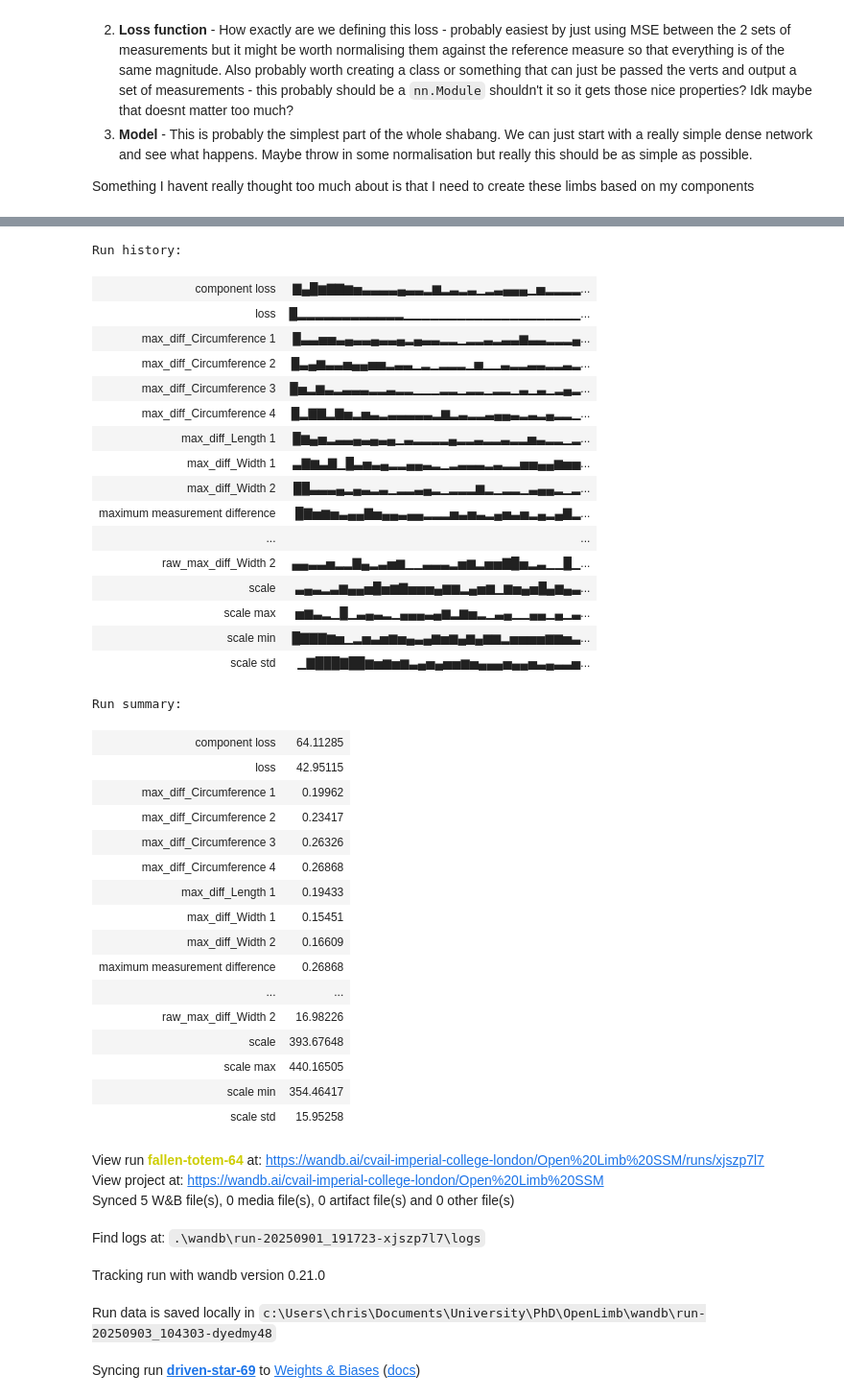
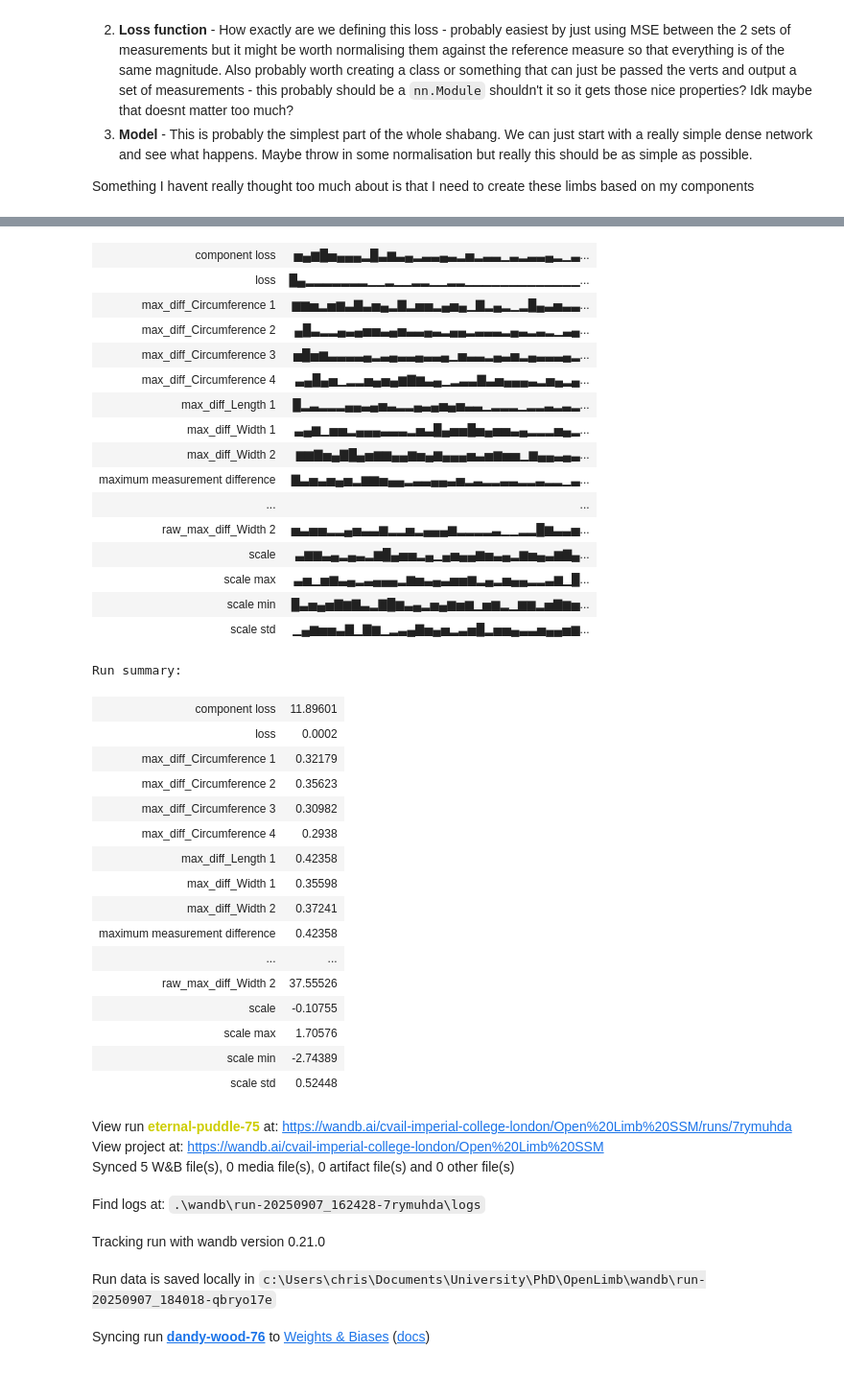
Before and after one commit to chrisvail/OpenLimb, a Jupyter notebook: SSM_Driver.ipynb, the cells around one changed output, grey strips where cells are left out. Shown at 96% size. Cells and saved outputs as stored; diff of their text form; code cells hidden in the pictures.

```diff
--- a/SSM_Driver.ipynb
+++ b/SSM_Driver.ipynb
@@ -46,12 +46,12 @@ import wandb
 # torch.save(vert_idxs, "data_components/selected_verts.pt")
 # %%
 config = {
-    "lr": 1e-3,
+    "lr": 1e-4,
     "eta_min": 1e-6,
-    "batch_size": 512,
+    "batch_size": 128,
     "log": True,
     "seed": 42,
-    "epochs":200,
+    "epochs":400,
     "scale": False,
     "normalise": False,
     "relativise": True,
@@ -68,42 +68,41 @@ wandb: ERROR The nbformat package was not found. It is required to save notebook
+| component loss | ▅▄▆█▅▄▄▄▂█▃▆▃▄▂▃▃▄▃▂▅▂▃▃▁▃▂▃▃▄▂▁▃... |
+| loss | █▄▂▂▂▂▂▂▂▁▁▂▁▁▂▂▁▁▂▂▁▁▁▁▁▁▁▁▁▁▁▁▁... |
+| max_diff_Circumference 1 | ▆▆▅▂▅▆▃▇▃▅▄▂▇▂▅▅▂▄▅▄▁▇▂▄▂▁▂█▄▃▅▃▃... |
+| max_diff_Circumference 2 | ▄█▃▂▂▄▃▄▅▅▃▄▅▃▃▄▃▂▄▄▂▃▃▃▂▄▃▂▃▂▁▃▄... |
+| max_diff_Circumference 3 | ▅█▅▆▃▃▃▃▄▂▃▄▃▃▄▃▃▄▁▅▃▃▂▄▃▅▂▄▃▃▃▄▂... |
+| max_diff_Circumference 4 | ▃▄█▄▅▁▂▂▅▄▅▄▆▇▆▃▄▁▂▃▃▇▃▅▄▄▄▃▂▅▄▂▄... |
+| max_diff_Length 1 | █▂▃▂▂▂▄▄▃▄▅▃▂▂▄▃▄▅▄▅▃▃▁▂▂▂▁▂▂▃▂▃▂... |
+| max_diff_Width 1 | ▃▄▆▁▅▅▂▄▄▄▃▃▃▂▅▃█▄▅▅█▅▄▅▅▃▄▂▂▂▅▄▂... |
+| max_diff_Width 2 | ▆▆▇▅▄▇█▄▅▆▆▄▄▆▅▄▆▄▄▄▅▃▅▆▅▅▁▆▄▄▃▄▃... |
+| maximum measurement difference | ▇▃▅▃▅▄▅▂▆▆▅▄▄▂▃▃▄▄▃▅▂▃▂▂▃▃▂▂▃▂▂▁▃... |
+| ... | ... |
+| raw_max_diff_Width 2 | ▅▃▅▅▂▂▄▅▃▃▆▂▂▅▂▄▄▄▆▂▂▂▂▃▁▁▂▂█▆▃▃▅... |
+| scale | ▃▆▆▃▄▂▄▃▂▆█▄▅▅▂▄▁▄▅▄▄▆▅▃▄▂▆▅▄▃▆▇▄... |
+| scale max | ▃▅▁▅▆▃▄▂▃▄▄▄▂▆▅▃▄▃▅▅▆▂▄▂▅▄▄▂▂▃▆▁█... |
+| scale min | █▃▅▄▅▇▆▇▃▂▇█▆▃▄▂▅▄▆▅▆▁▅▆▂▁▆▆▂▅▇▆▅... |
+| scale std | ▁▄▆▅▅▃▇▁▇▆▁▂▃▄▇▅▄▅▂▃▅█▂▅▅▄▃▃▅▄▄▅▆... |
-Run history:
+Run summary:
-| component loss | ▇▄█▆▇▇▆▅▃▃▃▃▄▃▃▂▆▂▃▂▃▁▂▃▄▄▄▁▅▂▂▂▂... |
-| loss | █▂▂▂▂▂▂▂▂▂▂▂▂▁▁▁▁▁▁▁▁▁▁▁▁▁▁▁▁▁▁▁▁... |
-| max_diff_Circumference 1 | █▃▃▅▅▃▄▃▃▄▃▃▄▂▄▃▃▂▂▁▂▂▃▂▃▃▆▃▃▂▂▂▄... |
-| max_diff_Circumference 2 | █▃▄▆▃▃▅▄▄▅▅▂▃▃▁▂▁▂▂▂▁▅▁▁▃▂▂▃▃▂▂▃▂... |
-| max_diff_Circumference 3 | █▅▂▆▃▂▃▃▃▂▂▃▂▂▁▁▁▂▂▁▂▂▁▂▂▁▃▁▃▁▂▄▂... |
-| max_diff_Circumference 4 | █▂▇▇▂▇▅▂▅▃▂▃▃▃▃▃▂▆▂▃▂▂▃▄▄▃▂▃▂▄▂▂▁... |
-| max_diff_Length 1 | █▆▄▅▂▃▃▄▃▄▃▄▁▃▂▂▂▂▄▂▂▃▂▂▃▂▂▅▃▂▂▁▂... |
-| max_diff_Width 1 | ▃▇▆▃▇▁█▃▅▃▄▂▂▄▄▃▂▁▂▃▃▃▂▃▂▂▅▅▄▄▆▅▅... |
-| max_diff_Width 2 | ██▃▃▃▄▂▄▃▂▃▁▂▂▃▄▂▁▂▂▂▆▂▁▂▂▁▃▄▄▂▁▂... |
-| maximum measurement difference | █▇▅▆▅▃▄▄▇▅▄▄▃▄▄▂▂▂▅▃▅▃▂▄▅▃▅▂▄▂▄▇▂... |
-| ... | ... |
-| raw_max_diff_Width 2 | ▄▄▃▃▅▂▂▇▄▂▃▅▆▁▁▃▃▃▂▅▆▂▅▅▇█▅▂▃▁▁█▁... |
-| scale | ▃▄▃▂▃▆▄▄▅█▅▆▇▅▅▅▄▆▆▂▄▅▆▁▆▅▄▅█▄▆▄▃... |
-| scale max | ▅▆▃▂▁█▁▃▄▃▂▁▄▄▄▃▄▆▂▆▅▂▁▃▄▁▁▄▄▁▄▁▃... |
-| scale min | █▇▇▇▆▅▁▂▅▃▅▆▅▄▃▄▆▅▆▄▆▄▆▆▂▅▅▅▅▆▆▅▃... |
-| scale std | ▁▇███▇██▆▅▆▅▆▃▄▅▄▅▅▆▅▄▄▄▅▄▄▅▃▄▃▃▅... |
-Run summary:
-| component loss | 64.11285 |
-| loss | 42.95115 |
-| max_diff_Circumference 1 | 0.19962 |
-| max_diff_Circumference 2 | 0.23417 |
-| max_diff_Circumference 3 | 0.26326 |
-| max_diff_Circumference 4 | 0.26868 |
-| max_diff_Length 1 | 0.19433 |
-| max_diff_Width 1 | 0.15451 |
-| max_diff_Width 2 | 0.16609 |
-| maximum measurement difference | 0.26868 |
+| component loss | 11.89601 |
+| loss | 0.0002 |
+| max_diff_Circumference 1 | 0.32179 |
+| max_diff_Circumference 2 | 0.35623 |
+| max_diff_Circumference 3 | 0.30982 |
+| max_diff_Circumference 4 | 0.2938 |
+| max_diff_Length 1 | 0.42358 |
+| max_diff_Width 1 | 0.35598 |
+| max_diff_Width 2 | 0.37241 |
+| maximum measurement difference | 0.42358 |
 | ... | ... |
-| raw_max_diff_Width 2 | 16.98226 |
-| scale | 393.67648 |
-| scale max | 440.16505 |
-| scale min | 354.46417 |
-| scale std | 15.95258 |
+| raw_max_diff_Width 2 | 37.55526 |
+| scale | -0.10755 |
+| scale max | 1.70576 |
+| scale min | -2.74389 |
+| scale std | 0.52448 |
-View run fallen-totem-64 at: https://wandb.ai/cvail-imperial-college-london/Open%20Limb%20SSM/runs/xjszp7l7
+View run eternal-puddle-75 at: https://wandb.ai/cvail-imperial-college-london/Open%20Limb%20SSM/runs/7rymuhda
 View project at: https://wandb.ai/cvail-imperial-college-london/Open%20Limb%20SSM
 Synced 5 W&B file(s), 0 media file(s), 0 artifact file(s) and 0 other file(s)
-Find logs at: .\wandb\run-20250901_191723-xjszp7l7\logs
+Find logs at: .\wandb\run-20250907_162428-7rymuhda\logs
 Tracking run with wandb version 0.21.0
-Run data is saved locally in c:\Users\chris\Documents\University\PhD\OpenLimb\wandb\run-20250903_104303-dyedmy48
+Run data is saved locally in c:\Users\chris\Documents\University\PhD\OpenLimb\wandb\run-20250907_184018-qbryo17e
-Syncing run driven-star-69 to Weights & Biases (docs)
+Syncing run dandy-wood-76 to Weights & Biases (docs)
 View project at https://wandb.ai/cvail-imperial-college-london/Open%20Limb%20SSM
```
Also changed, not shown: parts of 9 cells of this notebook, 6 other files.
